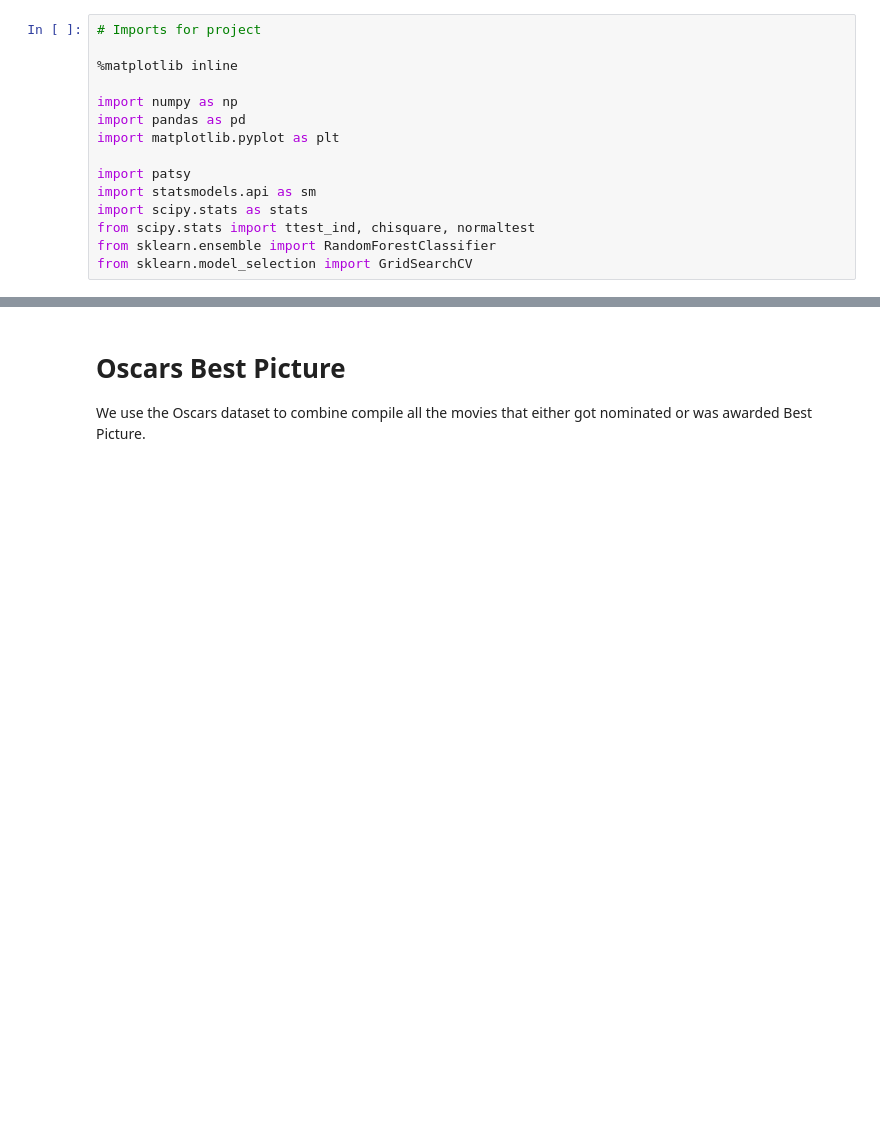
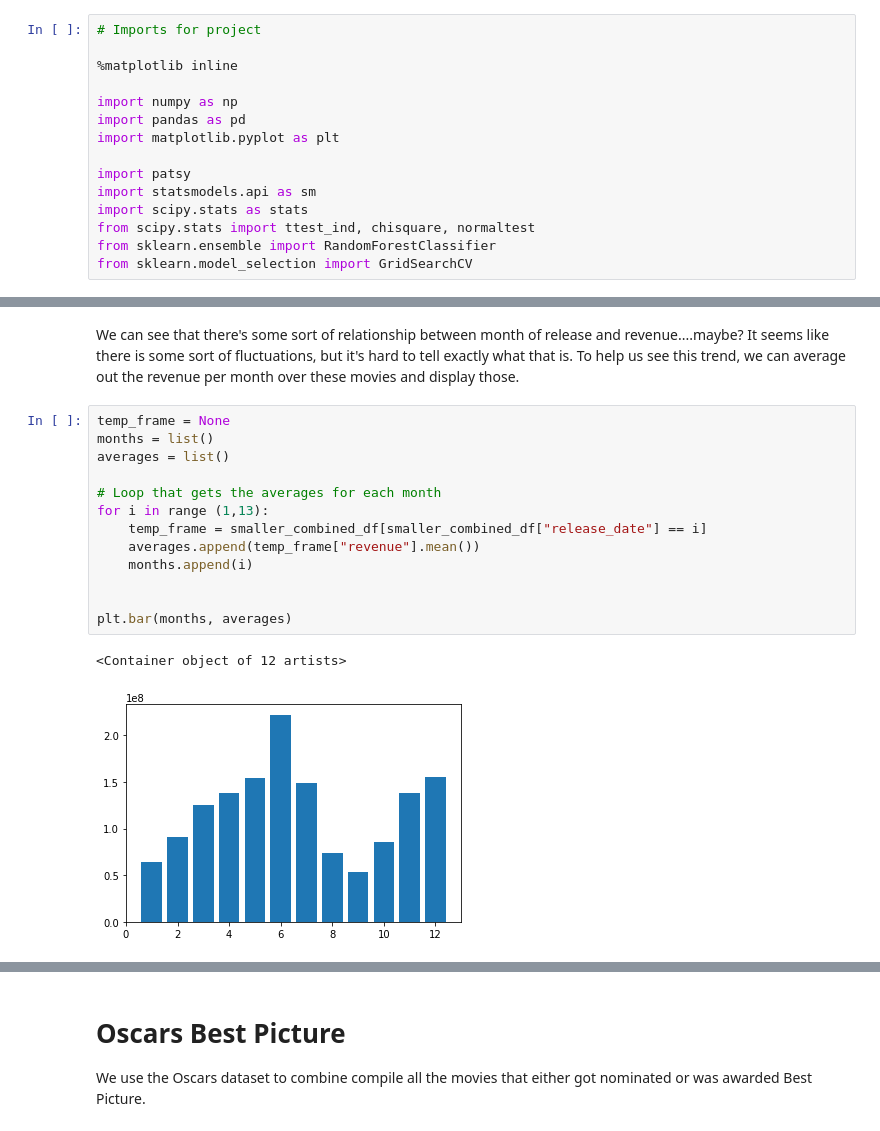
Before and after one commit to miguelgd54/Movies-Success-Data-Analysis, a Jupyter notebook: FinalProject.ipynb, the cells around one changed output, grey strips where cells are left out. Drawn from its saved outputs; the diff is of its cells as text; blank space fills up the shorter version.

```diff
--- a/FinalProject.ipynb
+++ b/FinalProject.ipynb
@@ -15,0 +154,18 @@ from sklearn.model_selection import GridSearchCV
+# %% [markdown]
+We can see that there's some sort of relationship between month of release and revenue....maybe? It seems like there is some sort of fluctuations, but it's hard to tell exactly what that is. To help us see this trend, we can average out the revenue per month over these movies and display those.
+# %%
+temp_frame = None
+months = list()
+averages = list()
+
+# Loop that gets the averages for each month
+for i in range (1,13):
+    temp_frame = smaller_combined_df[smaller_combined_df["release_date"] == i]
+    averages.append(temp_frame["revenue"].mean())
+    months.append(i)
+
+
+plt.bar(months, averages)
+# %% [output]
+<Container object of 12 artists>
+[figure, added]
```
Also changed, not shown: parts of 74 cells of this notebook.
